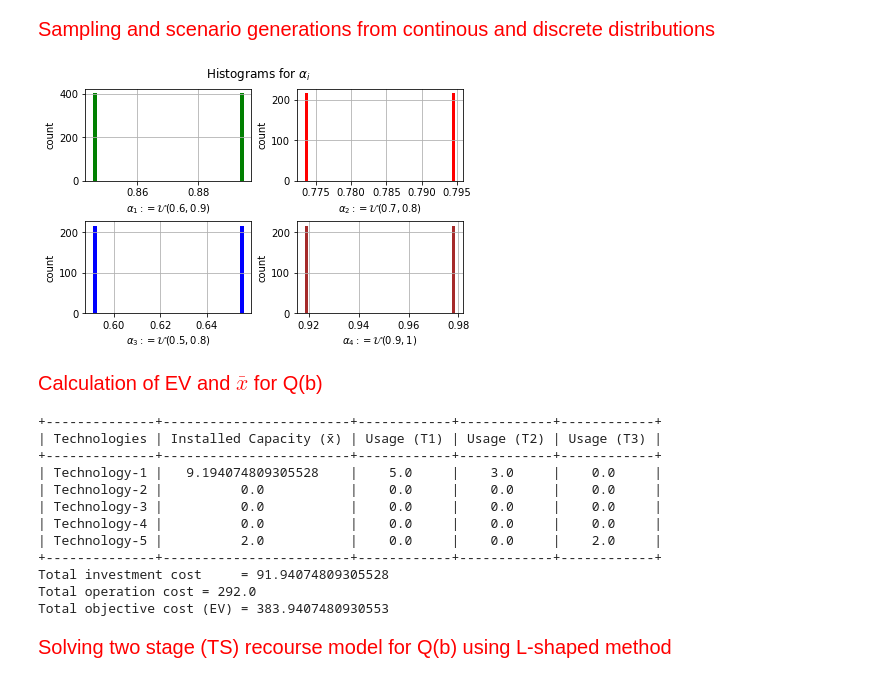
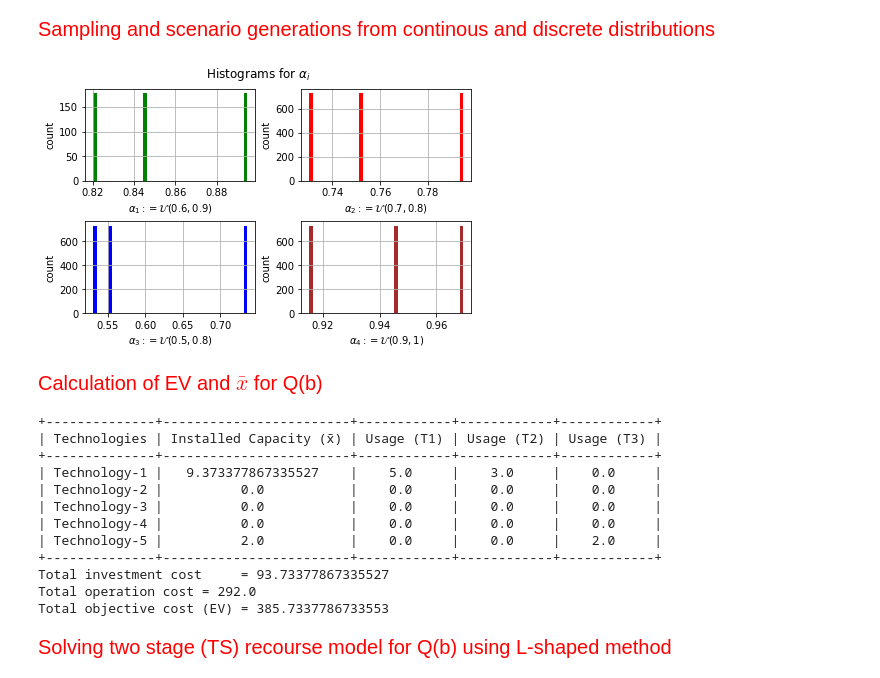
Before and after one commit to nkpanda97/stochastic-investment-planning, a Jupyter notebook: sp_final_project_code_shared.ipynb, the cells around one changed output. Saved outputs shown, nothing was run; the diff lists cells and outputs as text; code cells hidden in the pictures.

Commit message:
final_iteration 2 for 3 samples

```diff
--- a/sp_final_project_code_shared.ipynb
+++ b/sp_final_project_code_shared.ipynb
@@ -281,11 +283,11 @@ It is to be noted that by the addition of a fifth virtual technology with 0 inve
 Sampling and scenario generations from continous and discrete distributions<br>
 </span>
 # %%
-number_of_samples = 2 #Number of samples to be sampled from each of continous random parameter
+number_of_samples = 3 #Number of samples to be sampled from each of continous random parameter
 scenarios_q2, scenarios_q2_prob = generate_scenario_qb(number_of_samples, plot=True, seed=1245)
     #Fix seed at 1225 for reproducibility
 # %% [output]
-[figure, old version]
+[figure, new version]
 # %% [markdown]
 <span style="color:red;font-weight:400;font-size:20px">
 Calculation of EV and $\bar{x}$ for Q(b)
@@ -303,15 +305,15 @@ xbar_qb = [expected_value_model_qb.x[n].value for n in expected_value_model_qb.n
 +--------------+------------------------+------------+------------+------------+
 | Technologies | Installed Capacity (x̄) | Usage (T1) | Usage (T2) | Usage (T3) |
 +--------------+------------------------+------------+------------+------------+
-| Technology-1 |   9.194074809305528    |    5.0     |    3.0     |    0.0     |
+| Technology-1 |   9.373377867335527    |    5.0     |    3.0     |    0.0     |
 | Technology-2 |          0.0           |    0.0     |    0.0     |    0.0     |
 | Technology-3 |          0.0           |    0.0     |    0.0     |    0.0     |
 | Technology-4 |          0.0           |    0.0     |    0.0     |    0.0     |
 | Technology-5 |          2.0           |    0.0     |    0.0     |    2.0     |
 +--------------+------------------------+------------+------------+------------+
-Total investment cost     = 91.94074809305528
+Total investment cost     = 93.73377867335527
 Total operation cost = 292.0
-Total objective cost (EV) = 383.9407480930553
+Total objective cost (EV) = 385.7337786733553
 # %% [markdown]
 <span style="color:red;font-weight:400;font-size:20px">
 Solving two stage (TS) recourse model for Q(b) using L-shaped method
```
Also changed, not shown: parts of 13 cells of this notebook, 2 other files.
